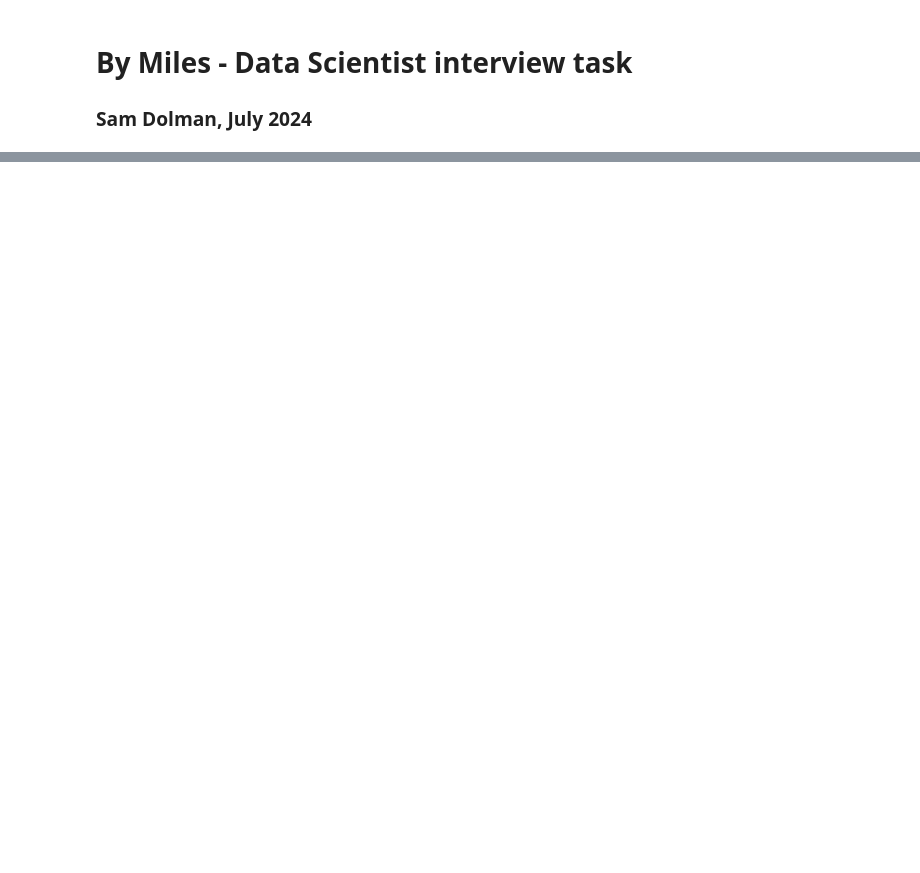
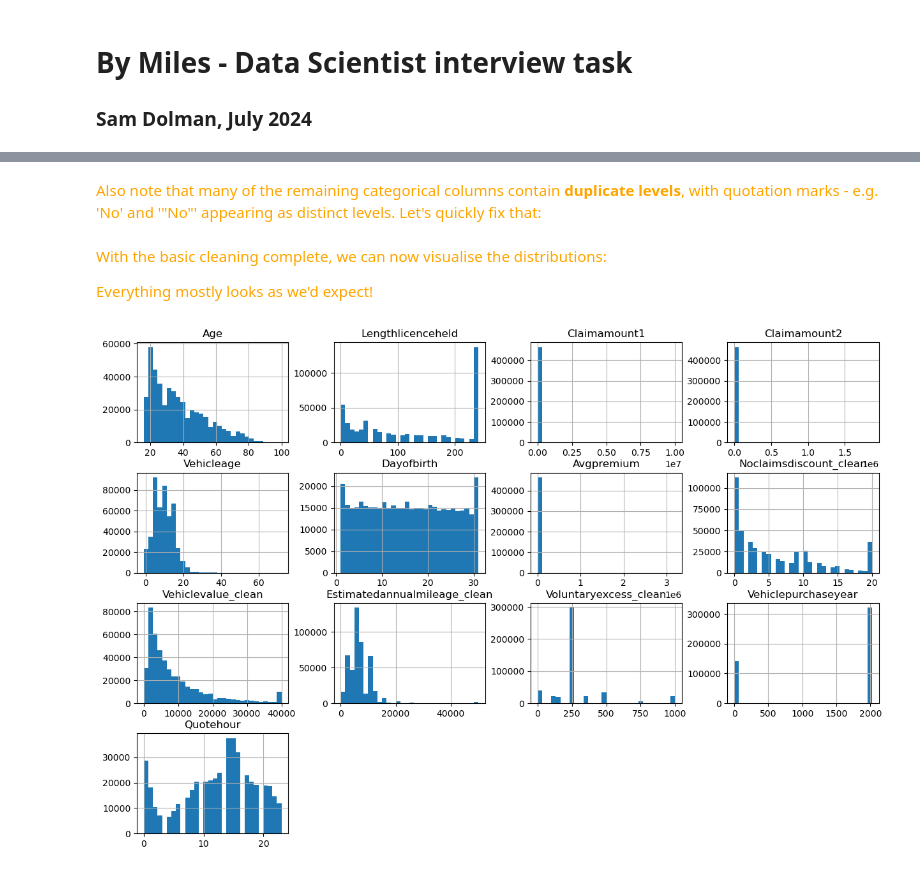
Before and after one commit to dolmas1/bymiles_takehome, a Jupyter notebook: takehome_task.ipynb, the cells around one changed output, grey strips where cells are left out. Cells and saved outputs as stored; diff of their text form; code cells hidden in the pictures; blank space fills up the shorter version.

Commit message:
data cleaning

```diff
--- a/takehome_task.ipynb
+++ b/takehome_task.ipynb
@@ -13,0 +120,8 @@ import lightgbm as lgbm
+# %%
+df['Vehiclepurchaseyear'] = df['Vehiclepurchasedate'].str.extract(r'\/(\d{4})').fillna(0).astype(int)
+df['Quotehour'] = df['Quotetime'].str.extract(r'(\d{2})').fillna(0).astype(int)
+df.drop(columns = ['Vehiclepurchasedate', 'Quotetime'], inplace = True)
+
+print(df['Vehiclepurchaseyear'].value_counts()[:10])
+print('\n')
+print(df['Quotehour'].value_counts()[:10])
@@ -13,0 +148,6 @@ import lightgbm as lgbm
+# %%
+# encode target col as numeric
+df[target_col] = df[target_col].str.replace(',', '').astype(float)
+df = df.loc[~df[target_col].isna()]
+
+df[target_col]
@@ -13,0 +173,22 @@ import lightgbm as lgbm
+# %%
+# remove claim date columns
+df.drop(columns = ['Claimdate1', 'Claimdate2'], inplace = True)
+
+# transform claim amount columns to numeric
+for col in ['Claimamount1', 'Claimamount2']:
+    df[col] = df[col].str.replace(',', '').astype(float).fillna(0)
+# %% [markdown]
+<span style="color:orange">Also note that many of the remaining categorical columns contain **duplicate levels**, with quotation marks - e.g. 'No' and '"No"' appearing as distinct levels. Let's quickly fix that:
+# %%
+for col in df.select_dtypes(include=['object']).columns[1:]:
+    df[col] = df[col].str.replace('"', '', regex=False)
+# %% [markdown]
+<span style="color:orange">With the basic cleaning complete, we can now visualise the distributions:
+
+<span style="color:orange">Everything mostly looks as we'd expect!
+# %%
+# Histograms for numerical columns
+df.hist(bins=30, figsize=(15, 10))
+plt.show()
+# %% [output]
+[figure, added]
```
Also changed, not shown: parts of 38 cells of this notebook, 1 other file.
